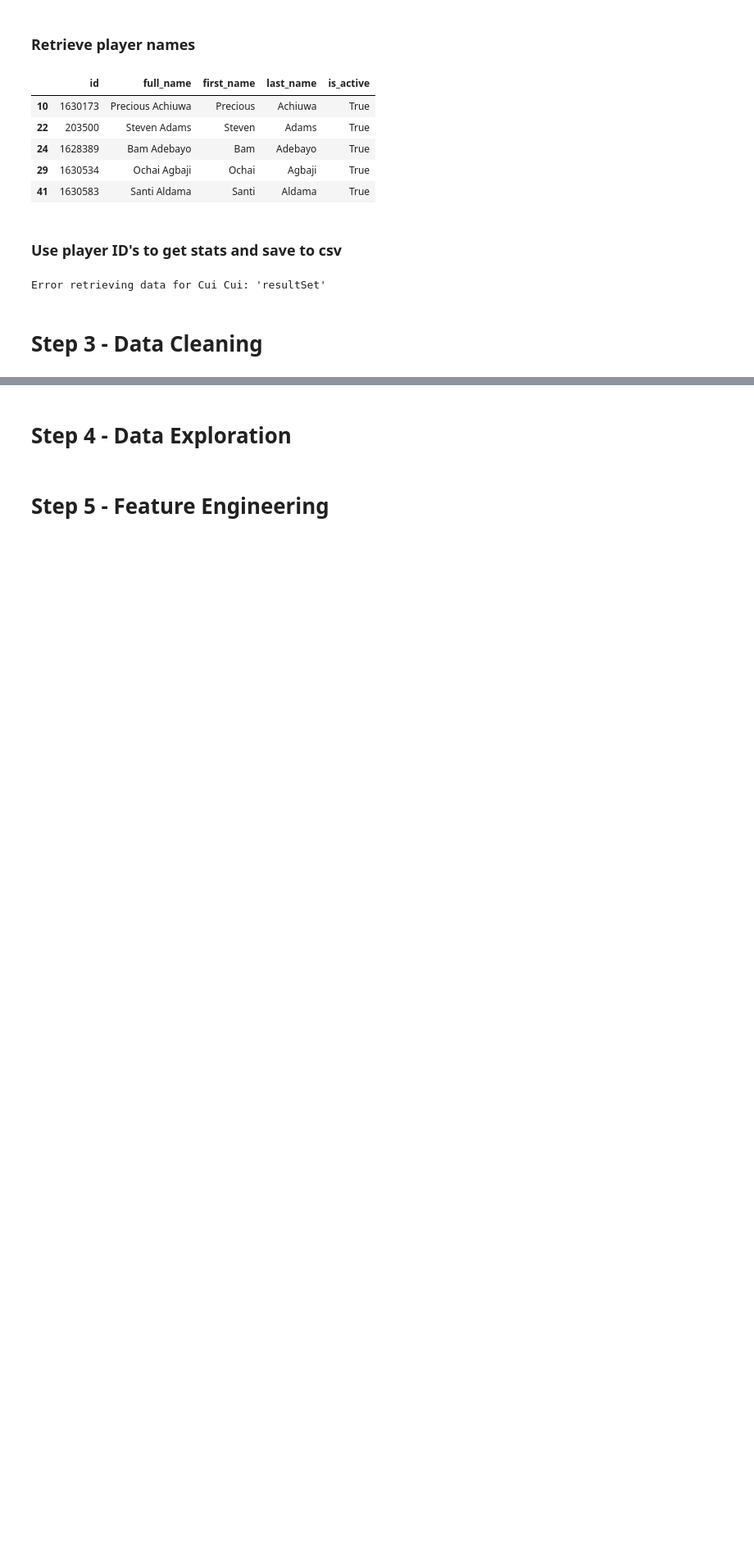
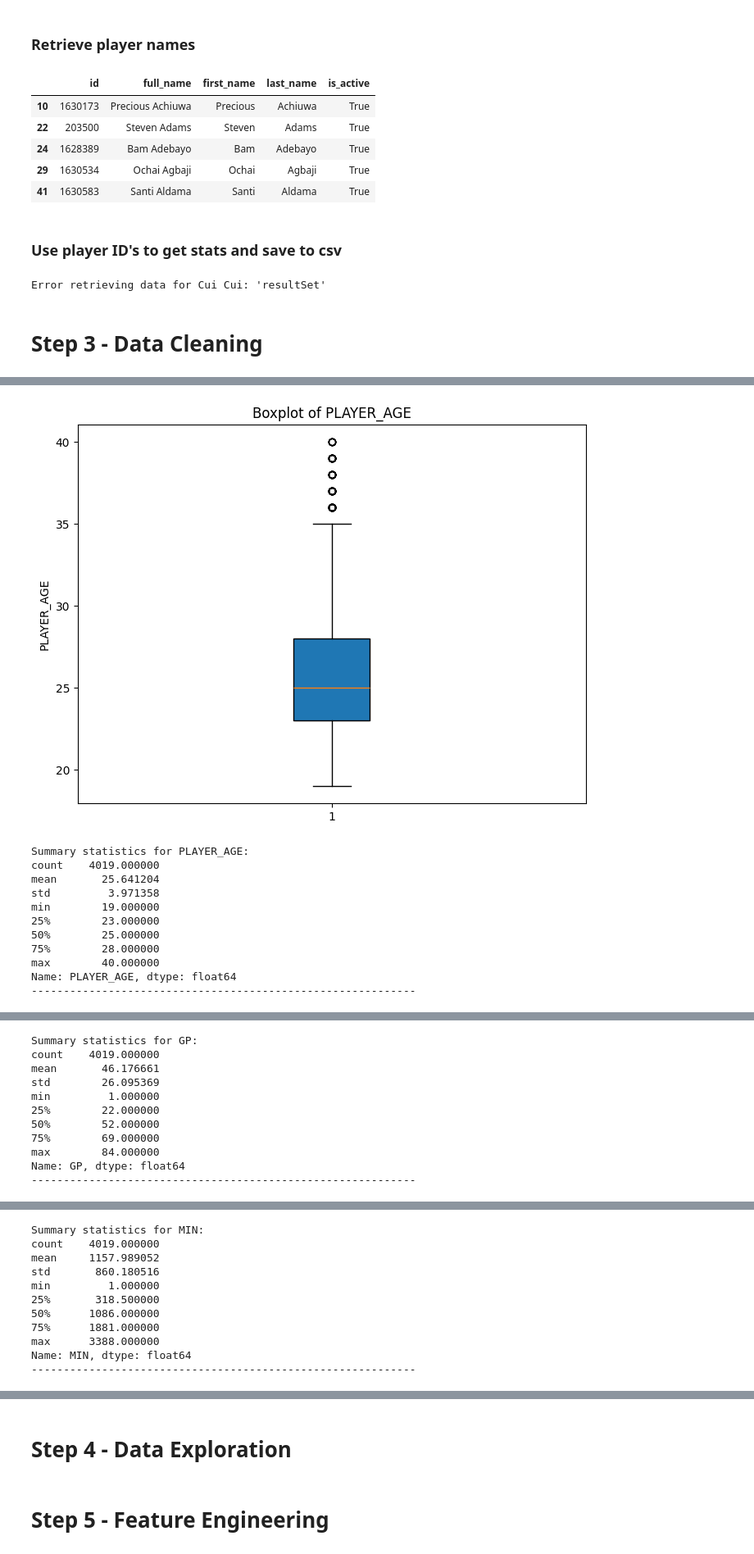
Before and after one commit to HenriqueJoanoni/data-science-ca2, a Jupyter notebook: nba_data_mining.ipynb, the cells around one changed output, grey strips where cells are left out. Shown at 82% size. Saved outputs shown, nothing was run; the diff lists cells and outputs as text; code cells hidden in the pictures; blank space fills up the shorter version.

Commit message:
feat(data-cleaning): clean data and check for missing values
removed irrelevant variables and checked for missing and outlier values

```diff
--- a/nba_data_mining.ipynb
+++ b/nba_data_mining.ipynb
@@ -139,3 +140,5 @@ all_player_stats.to_csv("playerStats.csv", index=False)
 Error retrieving data for Cui Cui: 'resultSet'
 # %% [markdown]
 # Step 3 - Data Cleaning
+# %%
+data = pd.read_csv("playerStats.csv")
@@ -141,0 +229,8 @@ Error retrieving data for Cui Cui: 'resultSet'
+# %%
+# drop columns that are do not help with predictions
+data.drop(["PLAYER_ID", "PLAYER_NAME", "TEAM_ID", "LEAGUE_ID", "TEAM_ABBREVIATION", "SEASON_ID"], axis=1, inplace=True)
+
+# Drop values that can be dervived from others or are highly correlated
+data.drop(["FGM", "FG3M", "FTM", "GS", "OREB", "DREB"], axis=1, inplace=True)
+
+print(data.info())
@@ -141,0 +282,31 @@ Error retrieving data for Cui Cui: 'resultSet'
+# %%
+# list of variables
+vars = [
+    "PLAYER_AGE", "GP", "MIN", "FGA", "FG_PCT", "FG3A", "FG3_PCT", "FTA", "FT_PCT", "REB", "AST", "STL", "BLK", "TOV", "PF"
+]
+
+# loop through variables and create a boxplot
+for col in vars:
+    plt.figure(figsize=(8, 6))
+    plt.boxplot(x=data[col], patch_artist=True)
+    plt.title(f"Boxplot of {col}")
+    plt.ylabel(col)
+    plt.show()
+
+    # display summary
+    print(f"\nSummary statistics for {col}:")
+    print(data[col].describe())
+    print("-" * 60)
+# %% [output]
+[figure, added]
+Summary statistics for PLAYER_AGE:
+count    4019.000000
+mean       25.641204
+std         3.971358
+min        19.000000
+25%        23.000000
+50%        25.000000
+75%        28.000000
+max        40.000000
+Name: PLAYER_AGE, dtype: float64
+------------------------------------------------------------
@@ -141,0 +314,11 @@ Error retrieving data for Cui Cui: 'resultSet'
+Summary statistics for GP:
+count    4019.000000
+mean       46.176661
+std        26.095369
+min         1.000000
+25%        22.000000
+50%        52.000000
+75%        69.000000
+max        84.000000
+Name: GP, dtype: float64
+------------------------------------------------------------
@@ -141,0 +326,11 @@ Error retrieving data for Cui Cui: 'resultSet'
+Summary statistics for MIN:
+count    4019.000000
+mean     1157.989052
+std       860.180516
+min         1.000000
+25%       318.500000
+50%      1086.000000
+75%      1881.000000
+max      3388.000000
+Name: MIN, dtype: float64
+------------------------------------------------------------
```
Also changed, not shown: parts of 14 cells of this notebook.
